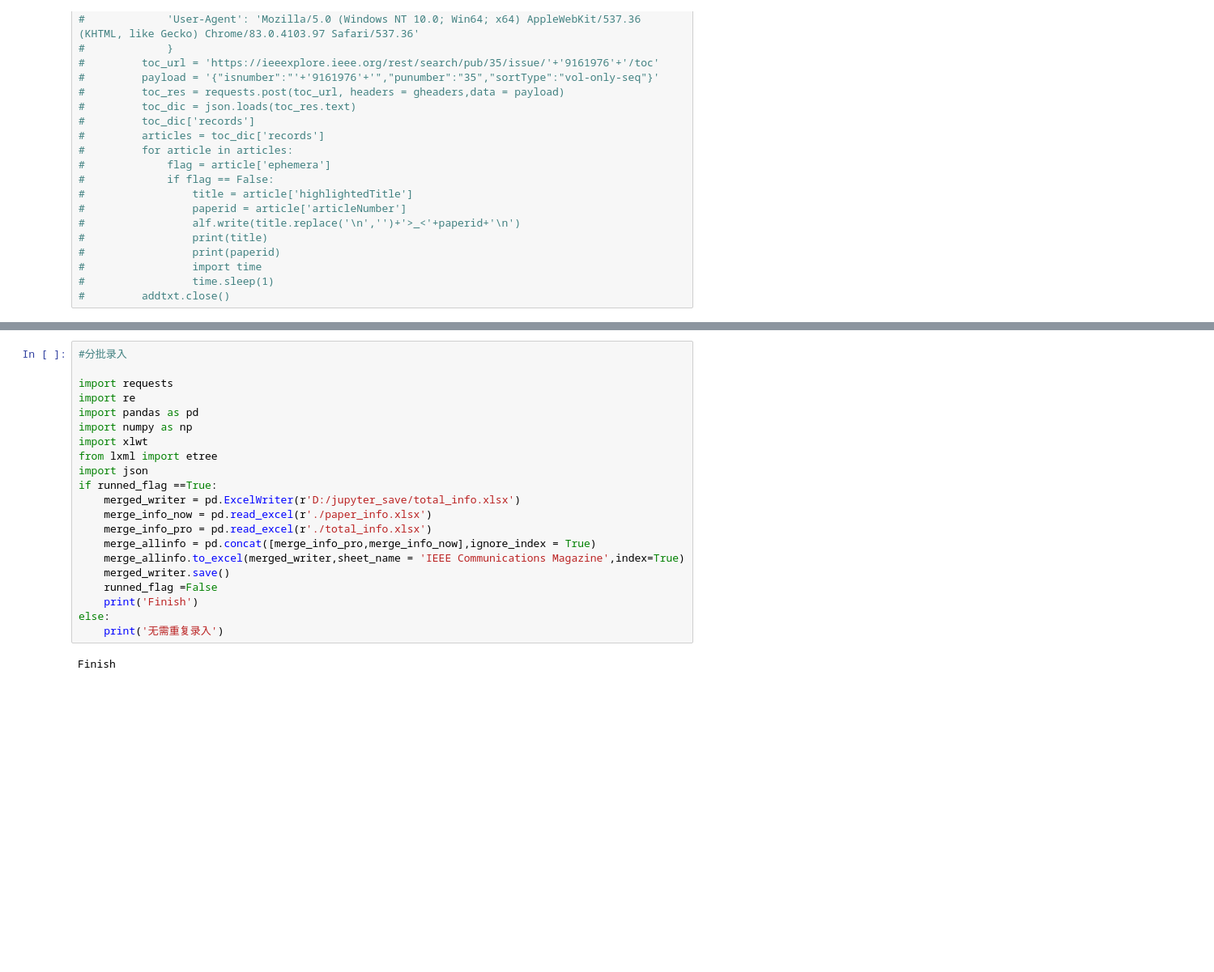
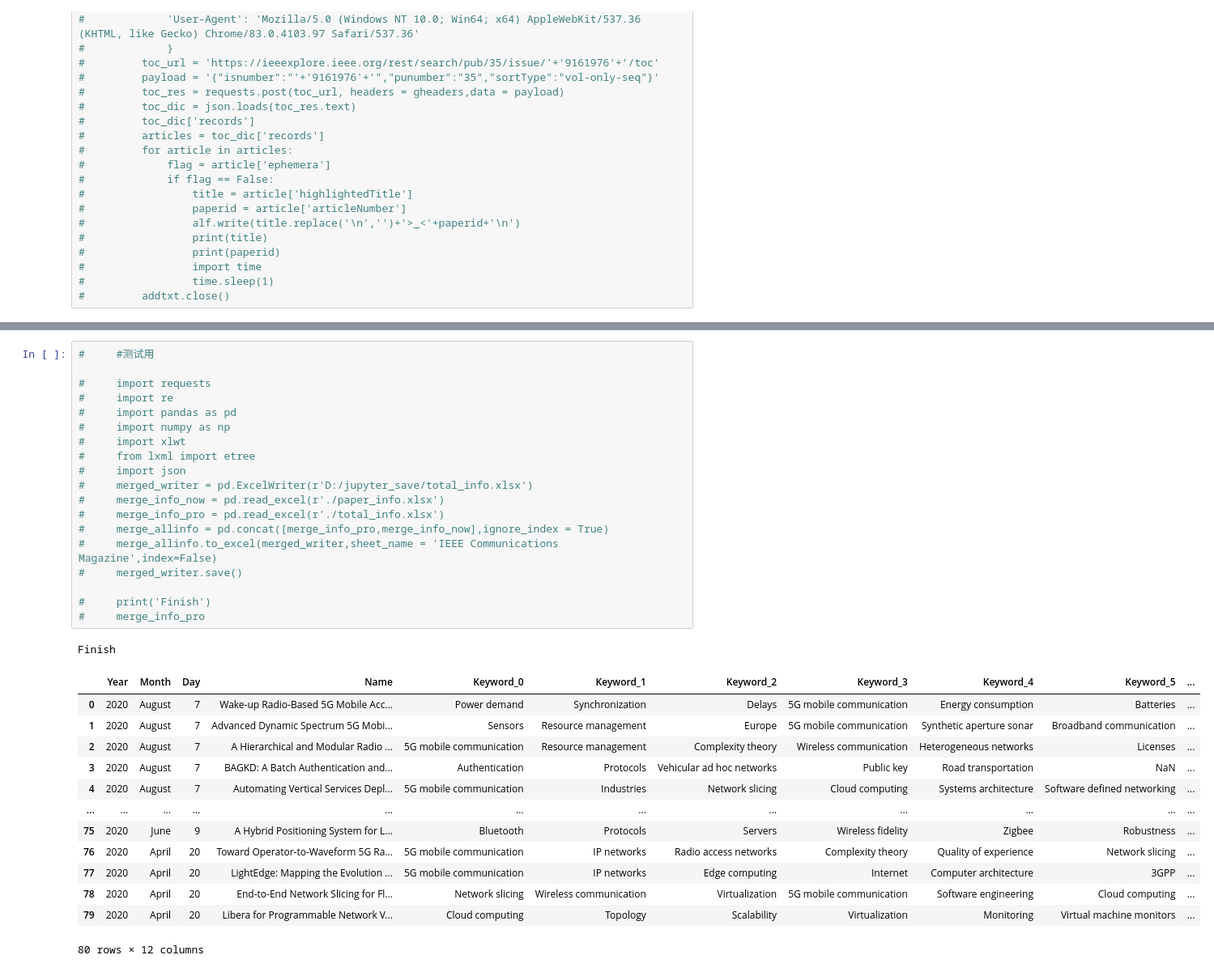
Before and after one commit to lzyhululu/Analysis-with-Impact-Factor, a Jupyter notebook: spider.ipynb, the cells around one changed output, grey strips where cells are left out. Shown at 81% size. Drawn from its saved outputs; the diff is of its cells as text; blank space fills up the shorter version.

Commit message:
期刊-IEEE COMMUNICATIONS MAGAZINE-爬虫V_2020.8.21

```diff
--- a/spider.ipynb
+++ b/spider.ipynb
@@ -451,25 +465,36 @@ info_data
 # %% [output]
 Finish
 # %%
-#分批录入
+#     #测试用
 
-import requests
-import re
-import pandas as pd
-import numpy as np
-import xlwt
-from lxml import etree
-import json
-if runned_flag ==True:
-    merged_writer = pd.ExcelWriter(r'D:/jupyter_save/total_info.xlsx')
-    merge_info_now = pd.read_excel(r'./paper_info.xlsx')
-    merge_info_pro = pd.read_excel(r'./total_info.xlsx')
-    merge_allinfo = pd.concat([merge_info_pro,merge_info_now],ignore_index = True)
-    merge_allinfo.to_excel(merged_writer,sheet_name = 'IEEE Communications Magazine',index=True)
-    merged_writer.save()
-    runned_flag =False
-    print('Finish')
-else:
-    print('无需重复录入')
+#     import requests
+#     import re
+#     import pandas as pd
+#     import numpy as np
+#     import xlwt
+#     from lxml import etree
+#     import json
+#     merged_writer = pd.ExcelWriter(r'D:/jupyter_save/total_info.xlsx')
+#     merge_info_now = pd.read_excel(r'./paper_info.xlsx')
+#     merge_info_pro = pd.read_excel(r'./total_info.xlsx')
+#     merge_allinfo = pd.concat([merge_info_pro,merge_info_now],ignore_index = True)
+#     merge_allinfo.to_excel(merged_writer,sheet_name = 'IEEE Communications Magazine',index=False)
+#     merged_writer.save()
+
+#     print('Finish')
+#     merge_info_pro
 # %% [output]
 Finish
+|  | Year | Month | Day | Name | Keyword_0 | Keyword_1 | Keyword_2 | Keyword_3 | Keyword_4 | Keyword_5 | ... |
+| 0 | 2020 | August | 7 | Wake-up Radio-Based 5G Mobile Acc... | Power demand | Synchronization | Delays | 5G mobile communication | Energy consumption | Batteries | ... |
+| 1 | 2020 | August | 7 | Advanced Dynamic Spectrum 5G Mobi... | Sensors | Resource management | Europe | 5G mobile communication | Synthetic aperture sonar | Broadband communication | ... |
+| 2 | 2020 | August | 7 | A Hierarchical and Modular Radio ... | 5G mobile communication | Resource management | Complexity theory | Wireless communication | Heterogeneous networks | Licenses | ... |
+| 3 | 2020 | August | 7 | BAGKD: A Batch Authentication and... | Authentication | Protocols | Vehicular ad hoc networks | Public key | Road transportation | NaN | ... |
+| 4 | 2020 | August | 7 | Automating Vertical Services Depl... | 5G mobile communication | Industries | Network slicing | Cloud computing | Systems architecture | Software defined networking | ... |
+| ... | ... | ... | ... | ... | ... | ... | ... | ... | ... | ... | ... |
+| 75 | 2020 | June | 9 | A Hybrid Positioning System for L... | Bluetooth | Protocols | Servers | Wireless fidelity | Zigbee | Robustness | ... |
+| 76 | 2020 | April | 20 | Toward Operator-to-Waveform 5G Ra... | 5G mobile communication | IP networks | Radio access networks | Complexity theory | Quality of experience | Network slicing | ... |
+| 77 | 2020 | April | 20 | LightEdge: Mapping the Evolution ... | 5G mobile communication | IP networks | Edge computing | Internet | Computer architecture | 3GPP | ... |
+| 78 | 2020 | April | 20 | End-to-End Network Slicing for Fl... | Network slicing | Wireless communication | Virtualization | 5G mobile communication | Software engineering | Cloud computing | ... |
+| 79 | 2020 | April | 20 | Libera for Programmable Network V... | Cloud computing | Topology | Scalability | Virtualization | Monitoring | Virtual machine monitors | ... |
+80 rows × 12 columns
```
Also changed, not shown: parts of 14 cells of this notebook.
